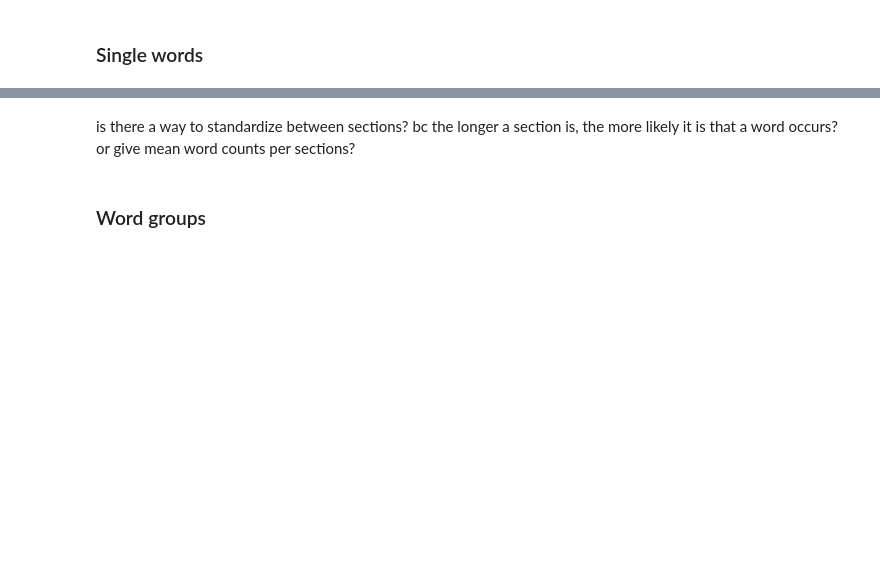
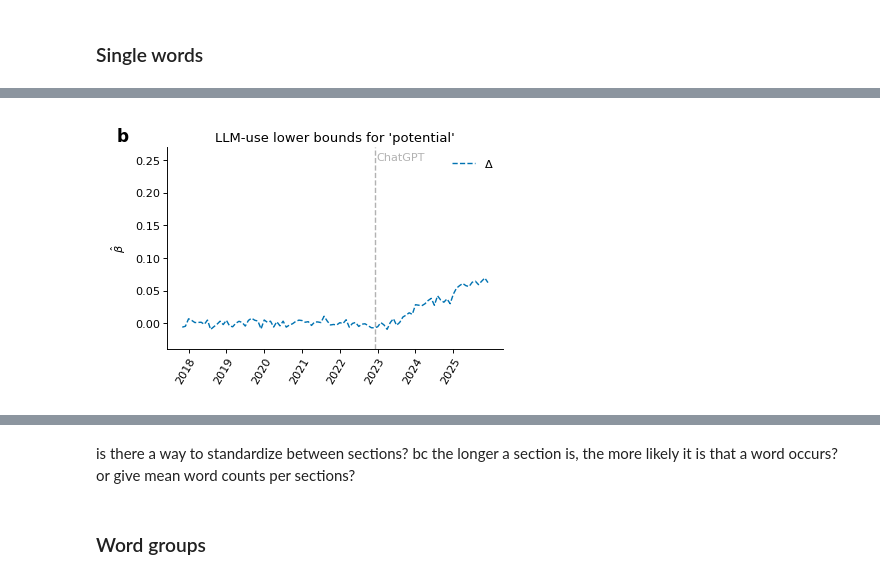
Before and after one commit to LenaHolzwarth/llms_in_academia, a Jupyter notebook: scripts/07_frequency_plots.ipynb, the cells around one changed output, grey strips where cells are left out. Cells and saved outputs as stored; diff of their text form; code cells hidden in the pictures; blank space fills up the shorter version.

```diff
--- a/scripts/07_frequency_plots.ipynb
+++ b/scripts/07_frequency_plots.ipynb
@@ -124,29 +162,42 @@ plt.savefig(
 # %%
 fig, ax = plt.subplots(nrows=1, ncols=1, figsize=(3, 2), layout="constrained")
 
 ax.axvline(x=2022 + (11 / 12), linestyle="--", color="black", alpha=0.3)
 ax.text(x=2022 + (11 / 12) + 0.05, y=0.25, s="ChatGPT", color="black", alpha=0.3)
 
 sns.lineplot(
     data=df,
     x="time",
     y="diff",
     ax=ax,
     color=colors[sec],
     linestyle="--",
-    label="Frequency gap ($\\Delta$)",
+    label="$\\Delta$",
 )
 
 ax.set_xlabel(None)
 ax.set_xticks(range(2018, 2026))
 ax.set_xticklabels(range(2018, 2026), rotation=60, ha="right", rotation_mode="anchor")
 ax.set_ylim(-0.04, 0.27)
-ax.set_ylabel("LLM-use ($\\beta$)")
-ax.set_title(f"LLM-use estimate for '{word}'")
+ax.set_ylabel("$\\hat{\\beta}$")
+ax.set_title(f"LLM-use lower bounds for '{word}'")
+
+ax.text(
+    -0.15,
+    1.1,
+    "b",
+    transform=ax.transAxes,
+    fontsize=9,
+    fontweight="bold",
+    va="top",
+)
+
 plt.savefig(
     os.path.join("../results/plots", BASELINE, VERSION, f"{word}_diff_time.png"),
     dpi=300,
 )
+# %% [output]
+[figure, added]
 # %%
 fig, ax = plt.subplots(nrows=1, ncols=1, figsize=(3, 2), layout="constrained")
 
```
Also changed, not shown: parts of 5 cells of this notebook, 18 other files.
